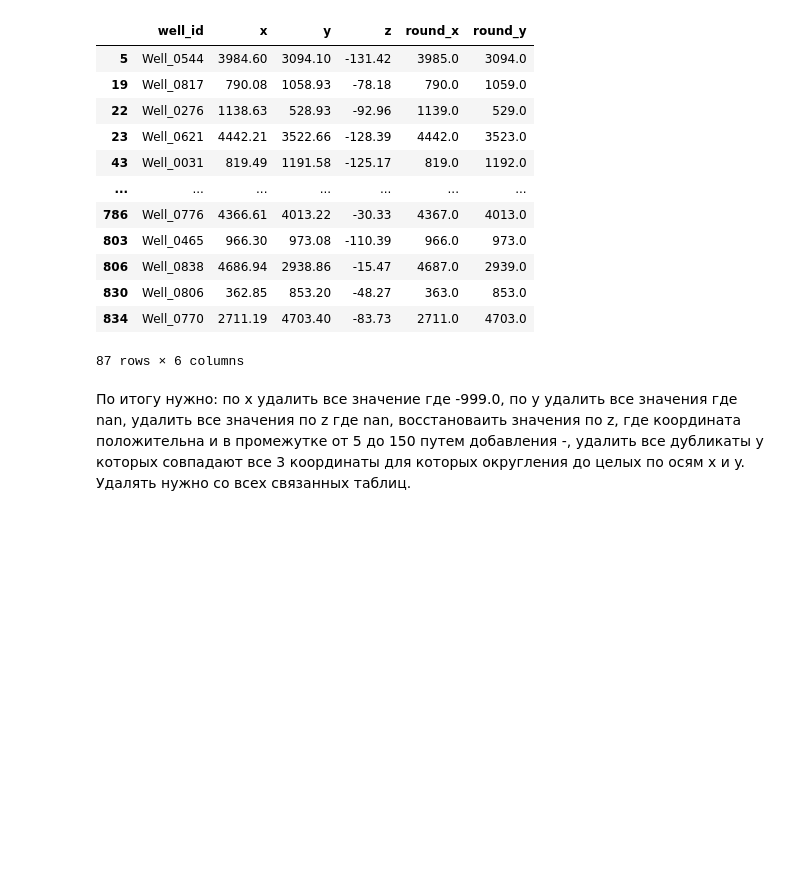
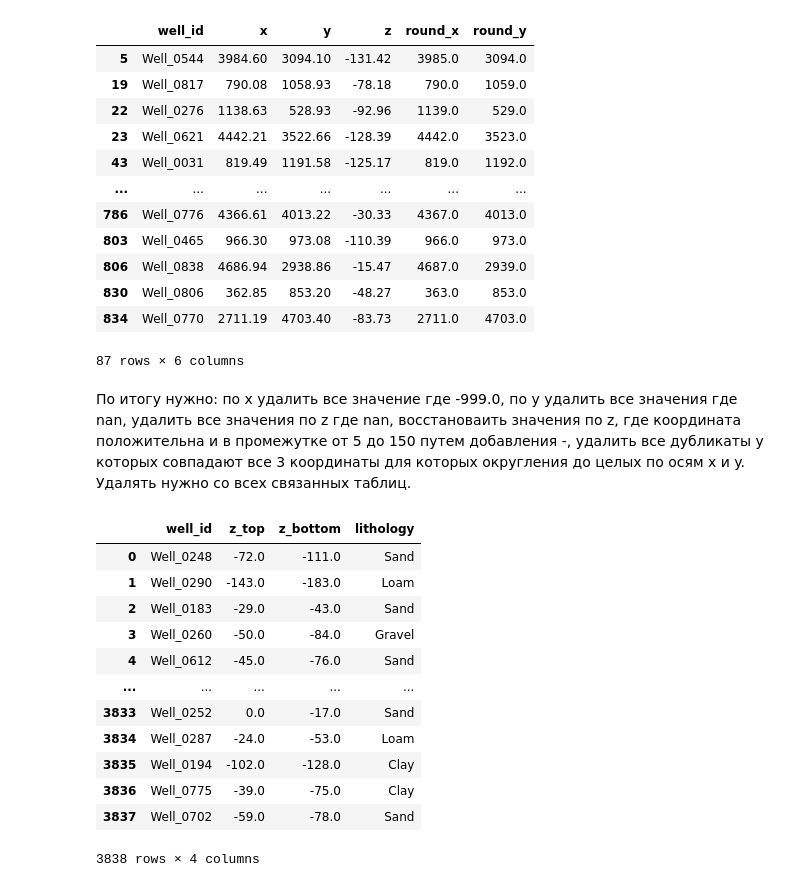
Before and after one commit to semsotsemm/ML-training, a Jupyter notebook: ML-006/notebook/01_exploration.ipynb, the cells around one changed output. Drawn from its saved outputs; the diff is of its cells as text; code cells hidden in the pictures; blank space fills up the shorter version.

```diff
--- a/ML-006/notebook/01_exploration.ipynb
+++ b/ML-006/notebook/01_exploration.ipynb
@@ -169,3 +169,20 @@ df[df.duplicated(subset=["round_x", "round_y", "z"], keep=False)]
 87 rows × 6 columns
 # %% [markdown]
 По итогу нужно: по x удалить все значение где -999.0, по y удалить все значения где nan, удалить все значения по z где nan, восстановаить значения по z, где координата положительна и в промежутке от 5 до 150 путем добавления -, удалить все дубликаты у которых совпадают все 3 координаты для которых округления до целых по осям x и y. Удалять нужно со всех связанных таблиц.
+# %%
+df = pd.read_csv(f"{file_path}cores.csv")
+df
+# %% [output]
+|  | well_id | z_top | z_bottom | lithology |
+| 0 | Well_0248 | -72.0 | -111.0 | Sand |
+| 1 | Well_0290 | -143.0 | -183.0 | Loam |
+| 2 | Well_0183 | -29.0 | -43.0 | Sand |
+| 3 | Well_0260 | -50.0 | -84.0 | Gravel |
+| 4 | Well_0612 | -45.0 | -76.0 | Sand |
+| ... | ... | ... | ... | ... |
+| 3833 | Well_0252 | 0.0 | -17.0 | Sand |
+| 3834 | Well_0287 | -24.0 | -53.0 | Loam |
+| 3835 | Well_0194 | -102.0 | -128.0 | Clay |
+| 3836 | Well_0775 | -39.0 | -75.0 | Clay |
+| 3837 | Well_0702 | -59.0 | -78.0 | Sand |
+3838 rows × 4 columns
```
Also changed, not shown: parts of 8 cells of this notebook, 1 other file.
